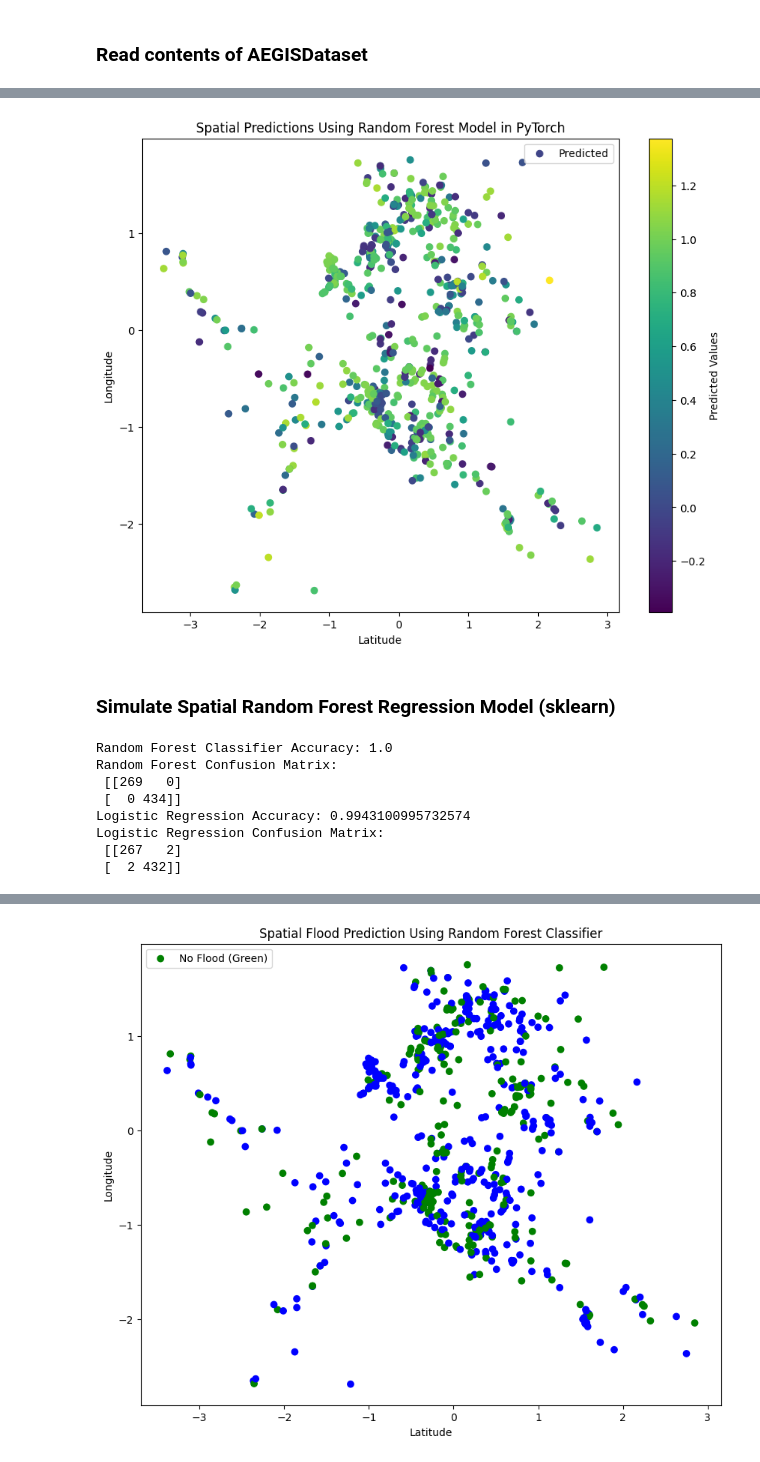
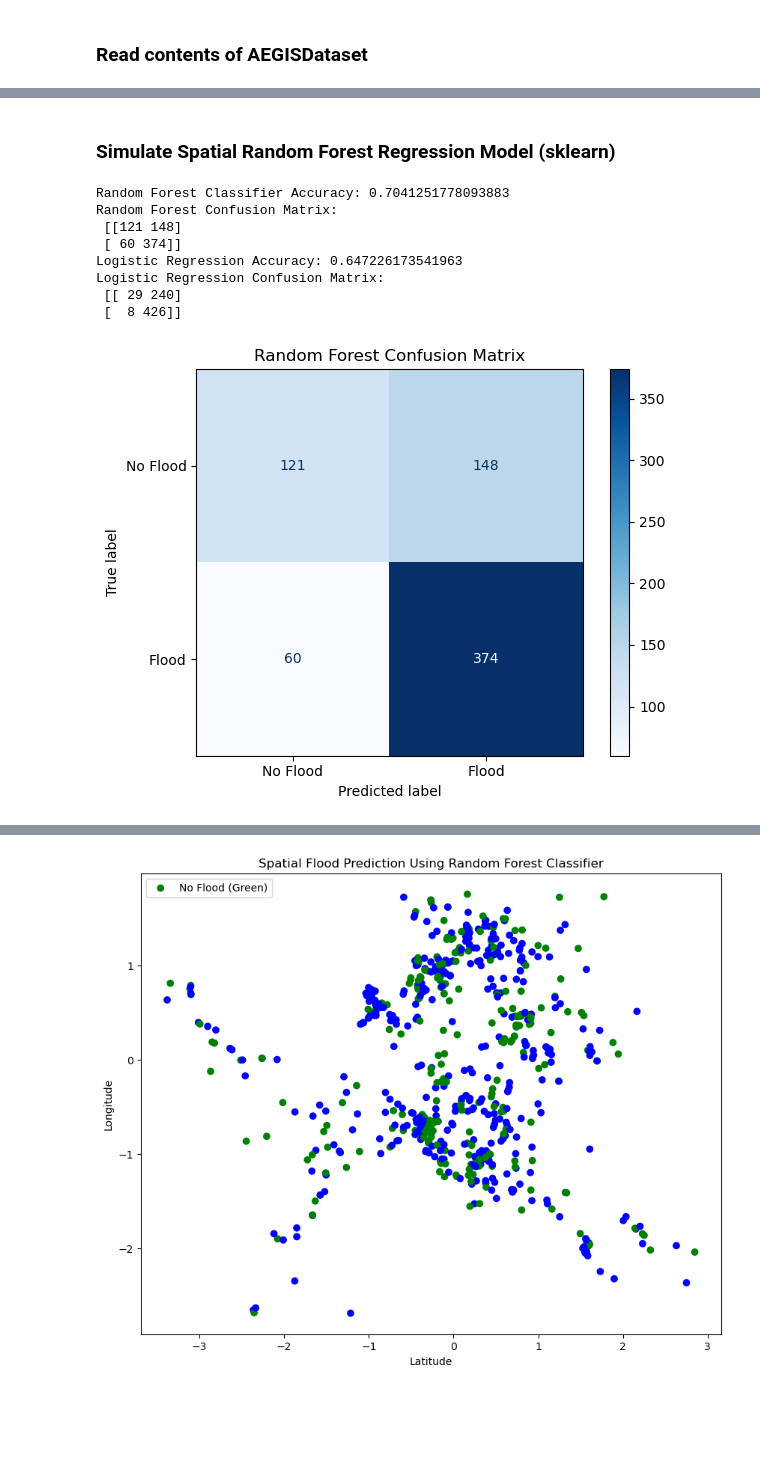
Before and after one commit to Nick-Miras/JeepneyRerouting, a Jupyter notebook: notebooks/spatial_random_forest.ipynb, the cells around one changed output, grey strips where cells are left out. Saved outputs shown, nothing was run; the diff lists cells and outputs as text; code cells hidden in the pictures; blank space fills up the shorter version.

Commit message:
modified random forest notebook

```diff
--- a/notebooks/spatial_random_forest.ipynb
+++ b/notebooks/spatial_random_forest.ipynb
@@ -23,7 +13,8 @@ from sklearn.metrics import accuracy_score, mean_squared_error, confusion_matrix
 ### Read contents of AEGISDataset
 # %%
 # Read the CSV file into a DataFrame
-data = pd.read_csv('../aegis_flood_data/AEGISDataset_SJOIN_merged_cleaned.csv')
+df = pd.read_csv('../aegis_flood_data/AEGISDataset_SJOIN_merged_cleaned.csv')
+df = df.drop(columns=['Unnamed: 0'], errors='ignore')
 # %%
 # Display the first few rows of the DataFrame
 print("Data Head:")
@@ -225,22 +52,8 @@ plt.show()
-# %%
-# Visualization
-# Assuming latitude and longitude are columns 0 and 1 in X_test
-plt.figure(figsize=(10, 8))
-plt.scatter(X_test[:, 0], X_test[:, 1], c=y_pred, cmap='viridis', marker='o', label='Predicted')
-plt.colorbar(label='Predicted Values')
-plt.xlabel('Latitude')
-plt.ylabel('Longitude')
-plt.title('Spatial Predictions Using Random Forest Model in PyTorch')
-plt.legend()
-plt.show()
-# %% [output]
-[figure, removed]
 # %% [markdown]
 ### Simulate Spatial Random Forest Regression Model (sklearn)
 # %%
 # Exclude unnecessary columns (e.g., 'geometry' and 'flood_height' if not required)
-data = data.drop(columns=['geometry'], errors='ignore')
-data = data.drop(columns=['flood_height'], errors='ignore')
+data = data.drop(columns=['geometry', 'flood_height'], errors='ignore')
 
 # Specify columns: Adjust these based on your dataset's actual column names
 spatial_features = ['lat', 'lon']  # Spatial features
@@ -252,7 +65,7 @@ X = data[spatial_features + predictor_columns].values
 y = data[target_column].values
 
 # Step 2: Train-Test Split
-X_train, X_test, y_train, y_test = train_test_split(X, y, test_size=0.2, random_state=42)
+X_train, X_test, y_train, y_test = train_test_split(X, y, test_size=0.2, random_state=42, shuffle=True)
 
 # Normalize the data (optional for non-tree models)
 scaler = StandardScaler()
@@ -294,11 +107,18 @@ print("Logistic Regression Confusion Matrix:\n", lr_confusion)
 # dt_mse = mean_squared_error(y_test, dt_predictions)
 # print("Decision Tree Regression MSE:", dt_mse)
 # %% [output]
-Random Forest Classifier Accuracy: 1.0
+Random Forest Classifier Accuracy: 0.7041251778093883
 Random Forest Confusion Matrix:
- [[269   0]
- [  0 434]]
-Logistic Regression Accuracy: 0.9943100995732574
+ [[121 148]
+ [ 60 374]]
+Logistic Regression Accuracy: 0.647226173541963
 Logistic Regression Confusion Matrix:
- [[267   2]
- [  2 432]]
+ [[ 29 240]
+ [  8 426]]
+# %%
+ConfusionMatrixDisplay(rf_confusion, display_labels=['No Flood', 'Flood']).plot(cmap='Blues')
+plt.title("Random Forest Confusion Matrix")
+plt.tight_layout()
+plt.show()
+# %% [output]
+[figure, added]
```
Also changed, not shown: parts of 21 cells of this notebook.
